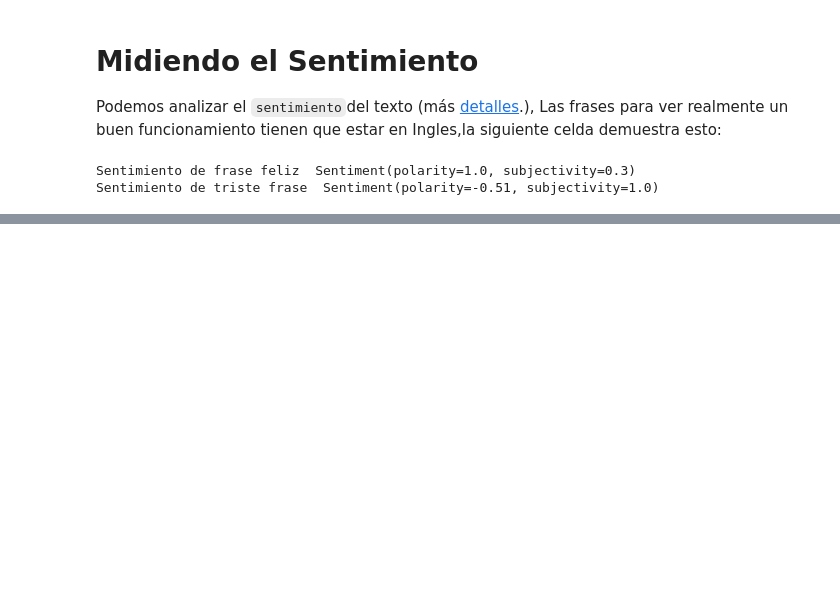
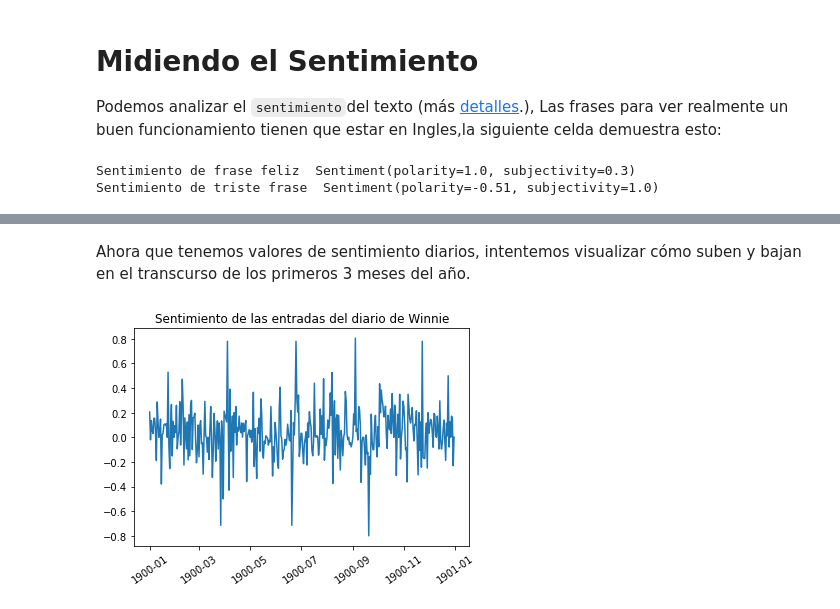
Before and after one commit to rusgar/Scrabble, a Jupyter notebook: Scrabble.ipynb, the cells around one changed output, grey strips where cells are left out. Cells and saved outputs as stored; diff of their text form; code cells hidden in the pictures; blank space fills up the shorter version.

```diff
--- a/Scrabble.ipynb
+++ b/Scrabble.ipynb
@@ -200,0 +216,16 @@ Sentimiento de triste frase  Sentiment(polarity=-0.51, subjectivity=1.0)
+# %%
+#Aplicar análisis de sentimiento de TextBlob
+
+polarity = []
+subjectivity = []
+
+
+for day in winnie_corpus.Texto:
+    score = TextBlob(day)
+    polarity.append(score.sentiment.polarity)
+    subjectivity.append(score.sentiment.subjectivity)
+
+winnie_corpus['polarity'] = polarity
+winnie_corpus['subjectivity'] = subjectivity
+
+winnie_corpus.head()
@@ -200,0 +239,11 @@ Sentimiento de triste frase  Sentiment(polarity=-0.51, subjectivity=1.0)
+# %% [markdown]
+Ahora que tenemos valores de sentimiento diarios, intentemos visualizar cómo suben y bajan en el transcurso de los primeros 3 meses del año.
+# %%
+#Hagamos un gráfico del sentimiento a medida que cambia día a día.
+
+plt.plot(winnie_corpus["Dia"],winnie_corpus["polarity"])
+plt.xticks(rotation='35')
+plt.title("Sentimiento de las entradas del diario de Winnie")
+plt.show()
+# %% [output]
+[figure, added]
```
Also changed, not shown: parts of 11 cells of this notebook, 1 other file.
